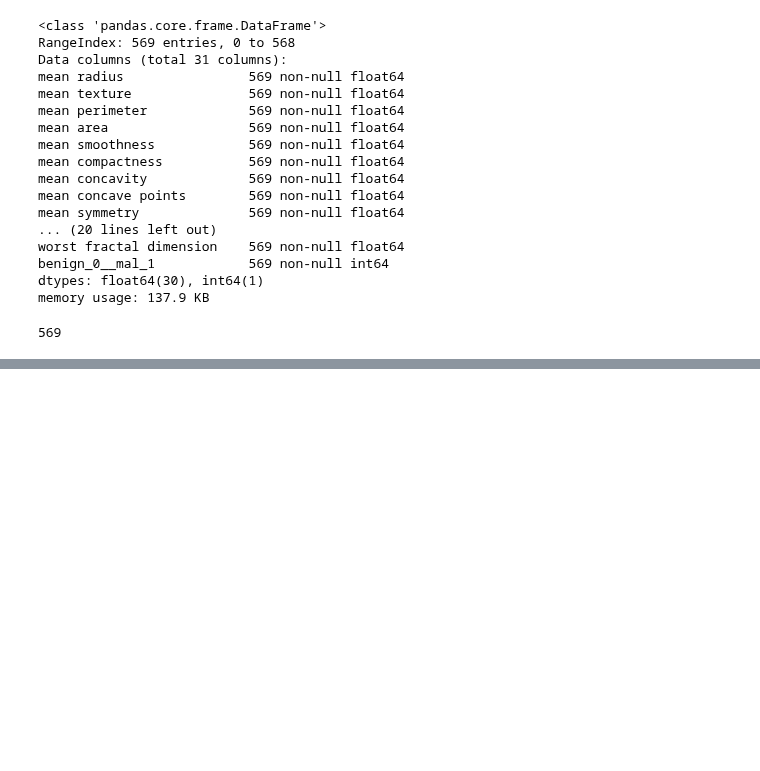
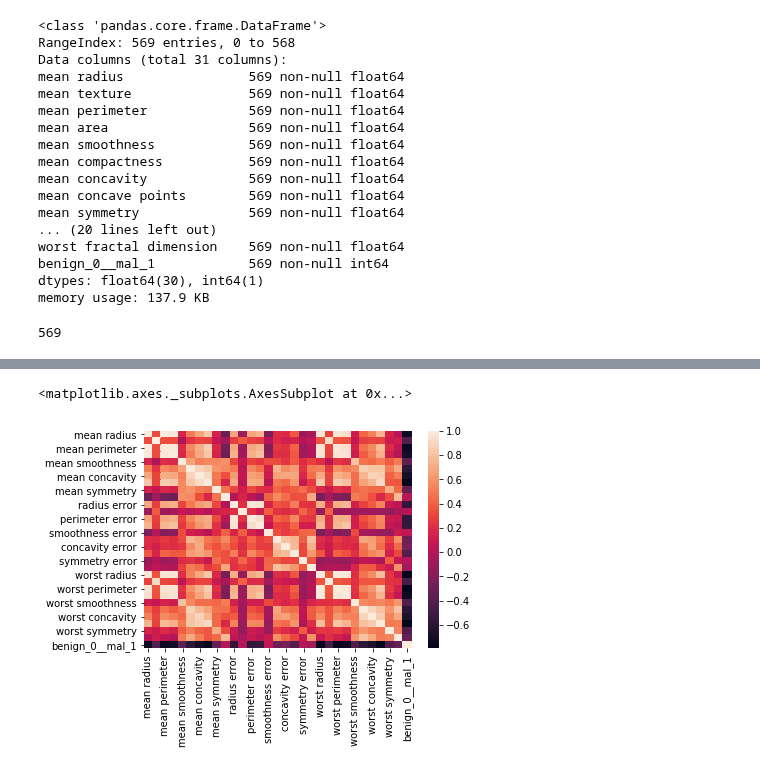
Before and after one commit to R-aryan/Cancer-Classification-using-Deep-Learning, a Jupyter notebook: Cancer_Classification.ipynb, the cells around one changed output, grey strips where cells are left out. Saved outputs shown, nothing was run; the diff lists cells and outputs as text; code cells hidden in the pictures; blank space fills up the shorter version.

```diff
--- a/Cancer_Classification.ipynb
+++ b/Cancer_Classification.ipynb
@@ -199,0 +210,6 @@ df.describe().transpose()
+# %%
+
+sns.heatmap(df.corr())
+# %% [output]
+<matplotlib.axes._subplots.AxesSubplot at 0x...>
+[figure, added]
```
Also changed, not shown: parts of 4 cells of this notebook.
